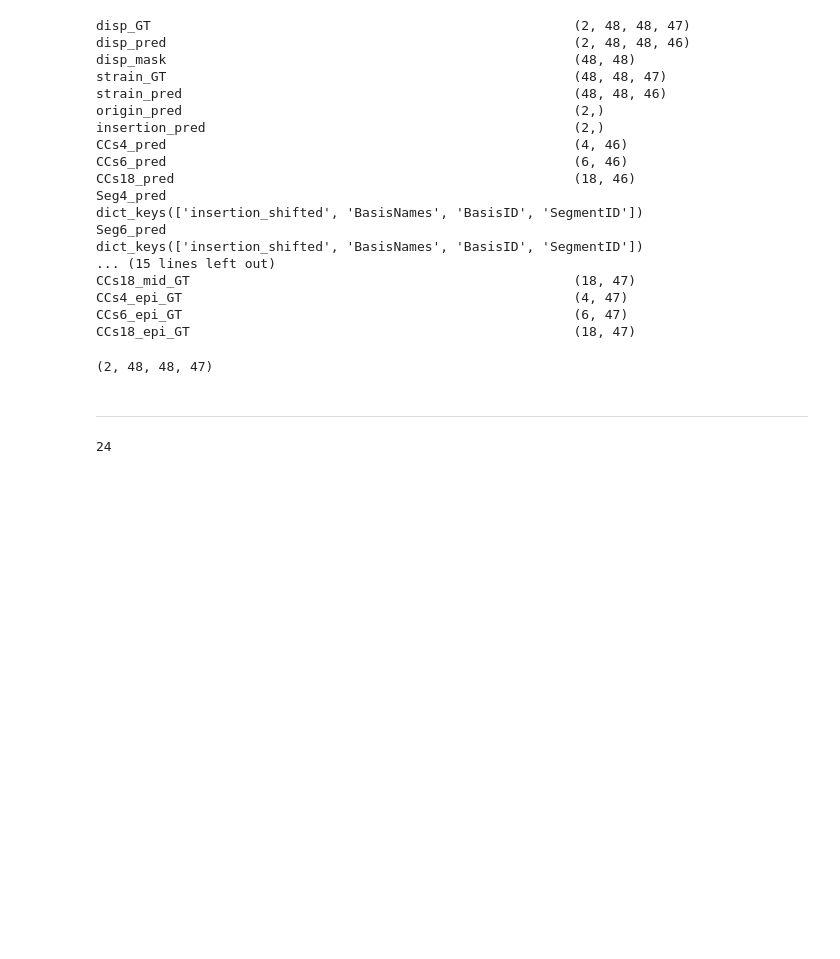
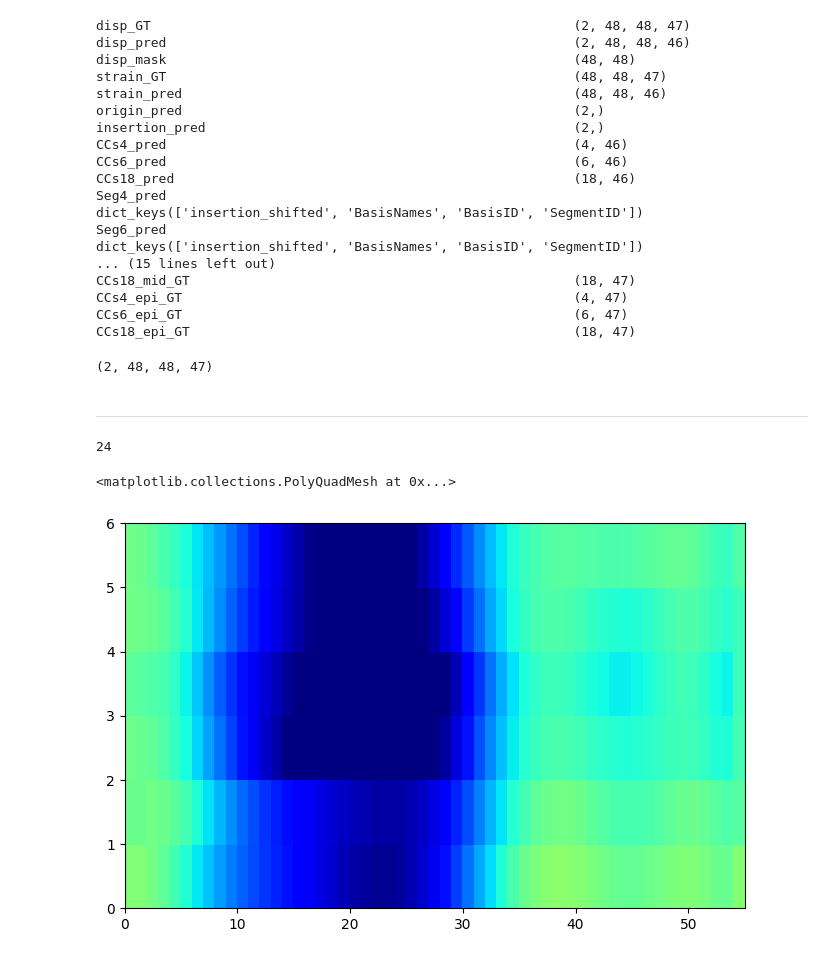
Before and after one commit to jr-xing/LaMoD, a Jupyter notebook: debug/notebooks/2025-01-24-make-rotation-case-video.ipynb, the cells around one changed output. Saved outputs shown, nothing was run; the diff lists cells and outputs as text; code cells hidden in the pictures; blank space fills up the shorter version.

```diff
--- a/debug/notebooks/2025-01-24-make-rotation-case-video.ipynb
+++ b/debug/notebooks/2025-01-24-make-rotation-case-video.ipynb
@@ -435,3 +437,10 @@ datum_idx = 24; disp_pred_scale = 1; disp_GT_scale = 1
+# %%
+datum_strainmat_GT = test_GT_data[95]['DENSE_strain_CCs6']
+fig, axe = plt.subplots(1, 1, figsize=(8,5))
+axe.pcolor(datum_strainmat_GT, cmap='jet', vmin=-0.2, vmax=0.2)
+# %% [output]
+<matplotlib.collections.PolyQuadMesh at 0x...>
+[figure, added]
 # %%
 datum_disp_GT = np.moveaxis(np.concatenate([test_GT_data[datum_idx]['DENSE_Lag_displacement_field_X'][None], test_GT_data[datum_idx]['DENSE_Lag_displacement_field_Y'][None]], axis=0), -1, 1)[:, :-1]
 datum_disp_GT_rad = np.zeros_like(datum_disp_GT)
```
Also changed, not shown: parts of 2 cells of this notebook, 29 other files.
